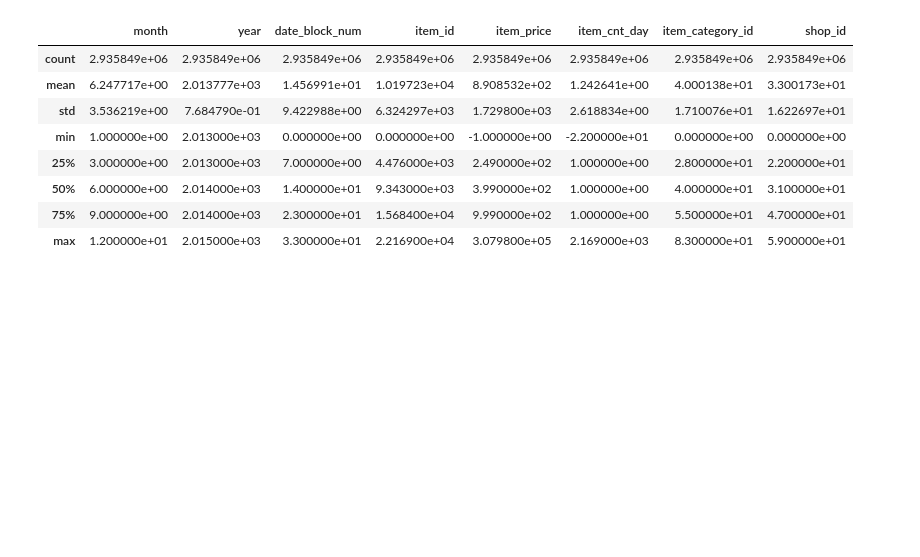
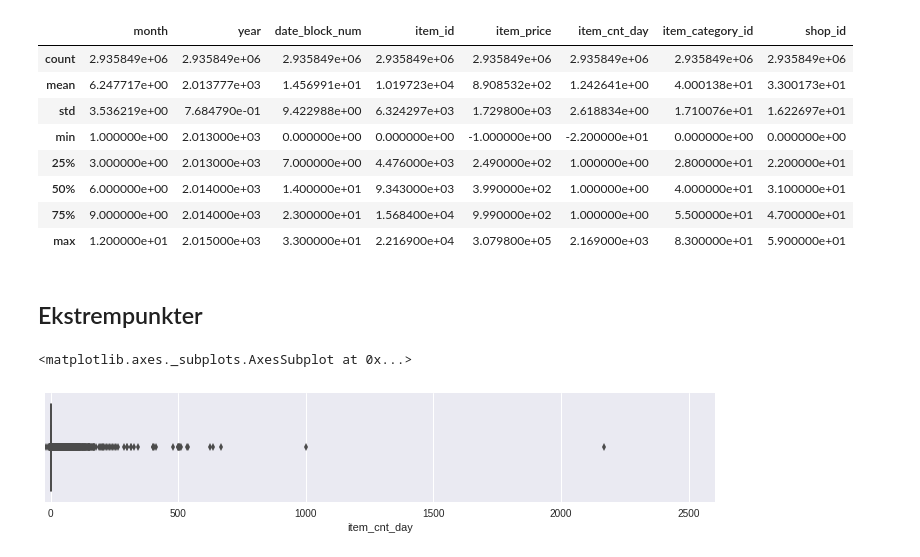
Before and after one commit to fabiansd/Predict-future-sales-Russian-market, a Jupyter notebook: PricePrediction.ipynb, the cells around one changed output. Cells and saved outputs as stored; diff of their text form; code cells hidden in the pictures; blank space fills up the shorter version.

```diff
--- a/PricePrediction.ipynb
+++ b/PricePrediction.ipynb
@@ -75,0 +91,9 @@ train.describe()
+# %% [markdown]
+## Ekstrempunkter
+# %%
+plt.figure(figsize=(12,2))
+plt.xlim(train['item_cnt_day'].min(), train['item_cnt_day'].max()*1.2)
+sns.boxplot(x=train['item_cnt_day'])
+# %% [output]
+<matplotlib.axes._subplots.AxesSubplot at 0x...>
+[figure, added]
```
Also changed, not shown: parts of 18 cells of this notebook.
